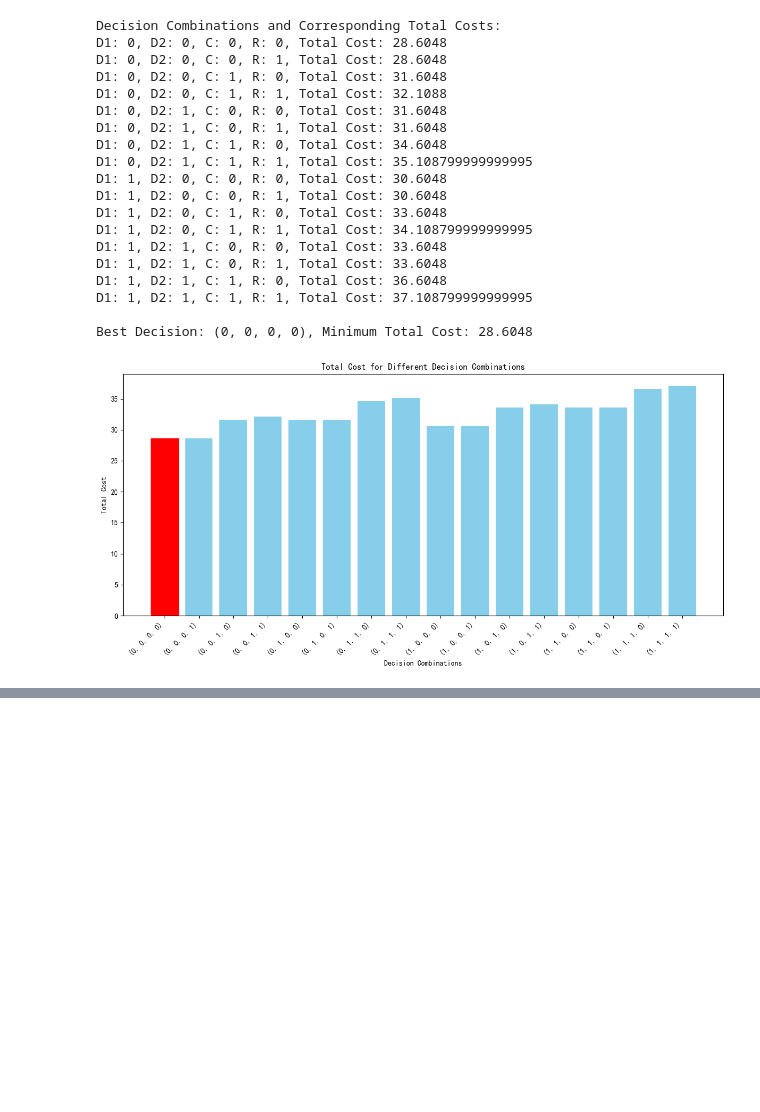
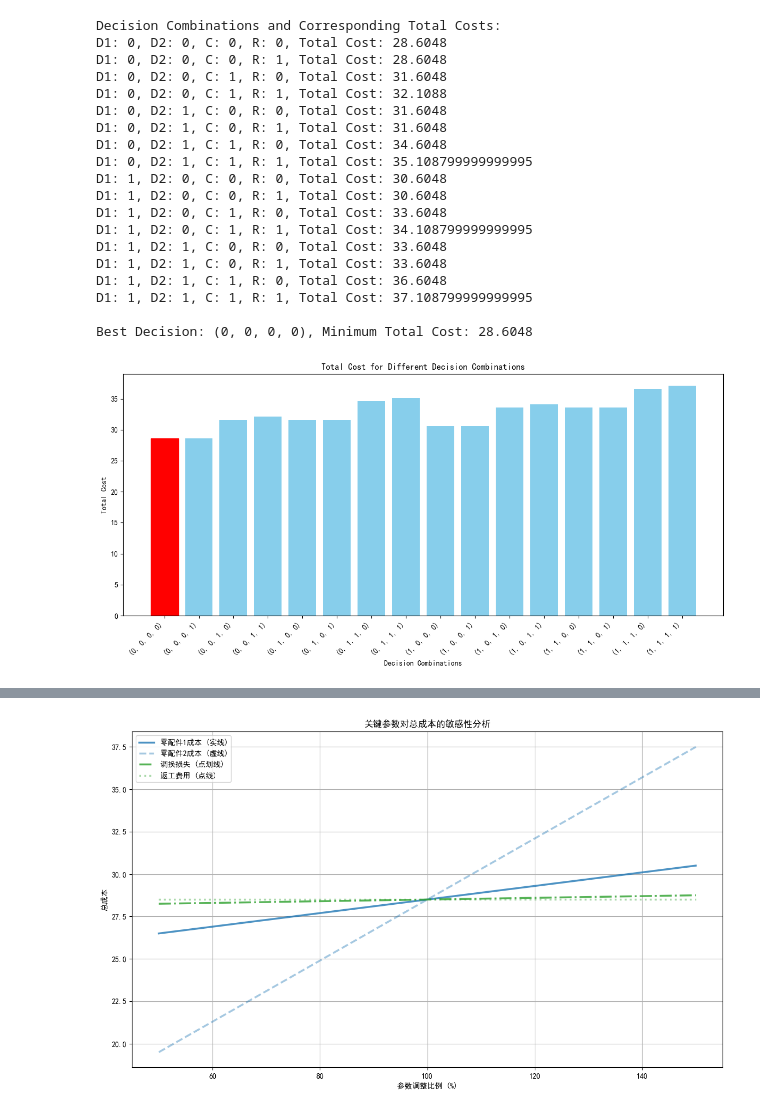
Before and after one commit to cr9294/2024_C, a Jupyter notebook: 代码4/2/2.1.ipynb, the cells around one changed output, grey strips where cells are left out. Cells and saved outputs as stored; diff of their text form; code cells hidden in the pictures; blank space fills up the shorter version.

```diff
--- a/代码4/2/2.1.ipynb
+++ b/代码4/2/2.1.ipynb
@@ -184,0 +194,89 @@ D1: 1, D2: 1, C: 1, R: 1, Total Cost: 38.5
+# %%
+import numpy as np
+import pandas as pd
+import matplotlib.pyplot as plt
+from matplotlib.font_manager import FontProperties
+
+# 设置中文字体，SimHei 是黑体，您也可以选择其他支持中文的字体如 Microsoft YaHei
+plt.rcParams['font.sans-serif'] = ['SimHei']
+plt.rcParams['axes.unicode_minus'] = False
+
+# 参数设定
+params = {
+    'p1': 0.05, 'p2': 0.05, 'c1': 4, 'c2': 18, 'd1': 2, 'd2': 3,
+    'pf': 0.05, 'a': 6, 'df': 3, 's': 56, 'l': 10, 'r': 40
+}
+
+# 决策变量
+decisions = [0, 1]
+
+# 总成本计算函数
+def calculate_total_cost(D1, D2, C, R, params):
+    cost_parts = (params['c1'] + params['d1'] * D1) + (params['c2'] + params['d2'] * D2)
+    cost_assembly = params['a'] + params['df'] * C
+    cost_rework = params['r'] * R * params['pf'] * C
+    loss_replacement = params['l'] * params['pf']
+    total_cost = cost_parts + cost_assembly + cost_rework + loss_replacement
+    return total_cost
+
+# 遍历所有可能的决策组合
+min_cost = np.inf
+best_decision = None
+results = []
+
+print("决策组合及其对应的总成本:")
+
+for D1 in decisions:
+    for D2 in decisions:
+        for C in decisions:
+            for R in decisions:
+                total_cost = calculate_total_cost(D1, D2, C, R, params)
+                results.append((D1, D2, C, R, total_cost))
+                print(f"D1: {D1}, D2: {D2}, C: {C}, R: {R}, Total Cost: {total_cost}")
+                if total_cost < min_cost:
+                    min_cost = total_cost
+                    best_decision = (D1, D2, C, R)
+
+print(f"\n最佳决策: {best_decision}, 最小总成本: {min_cost}")
+
+# 敏感性分析：调整关键参数并绘制对总成本的影响图
+# 将 'c1', 'c2', 'l', 'r' 替换为它们的实际含义
+sensitivity_params = {
+    'c1': '零配件1成本',
+    'c2': '零配件2成本',
+    'l': '调换损失',
+    'r': '返工费用'
+}
+sensitivity_range = np.linspace(0.5, 1.5, 10)  # 将参数从原值的50%变化到150%
+
+# 定义不同的线型、颜色和透明度方案
+line_styles = {
+    'c1': ('#1f77b4', '-', '实线', 0.8),   # 零配件1成本：深蓝实线
+    'c2': ('#1f77b4', '--', '虚线', 0.4),  # 零配件2成本：浅蓝虚线
+    'l': ('#2ca02c', '-.', '点划线', 0.8), # 调换损失：深绿点划线
+    'r': ('#2ca02c', ':', '点线', 0.4)     # 返工费用：浅绿点线
+}
+
+# 绘制敏感性分析图
+plt.figure(figsize=(14, 8))
+
+for param, label in sensitivity_params.items():
+    costs = []
+    original_value = params[param]
+
+    for factor in sensitivity_range:
+        params[param] = original_value * factor  # 根据变化比例调整参数
+        total_cost = calculate_total_cost(*best_decision, params)  # 计算调整后总成本
+        costs.append(total_cost)
+
+    params[param] = original_value  # 重置为原值
+    color, linestyle, description, alpha = line_styles[param]
+    plt.plot(sensitivity_range * 100, costs, label=f'{label} ({description})', linewidth=2.5, color=color, linestyle=linestyle,alpha=alpha)  # 设置线条样式
+
+plt.title('关键参数对总成本的敏感性分析')
+plt.xlabel('参数调整比例 (%)')
+plt.ylabel('总成本')
+plt.legend()
+plt.grid(True)
+plt.show()
+# %% [output]
@@ -184,0 +302 @@ D1: 1, D2: 1, C: 1, R: 1, Total Cost: 38.5
+[figure, added]
```
Also changed, not shown: parts of 2 cells of this notebook.
